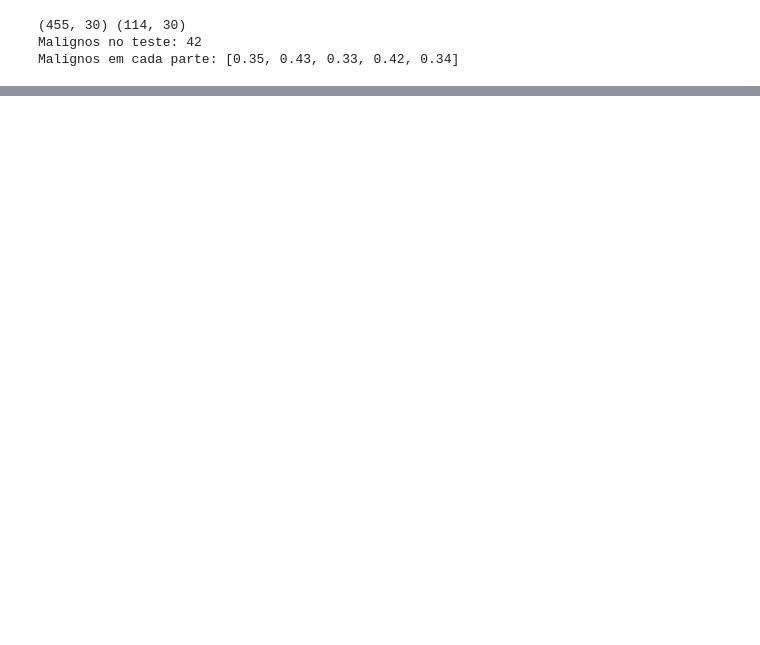
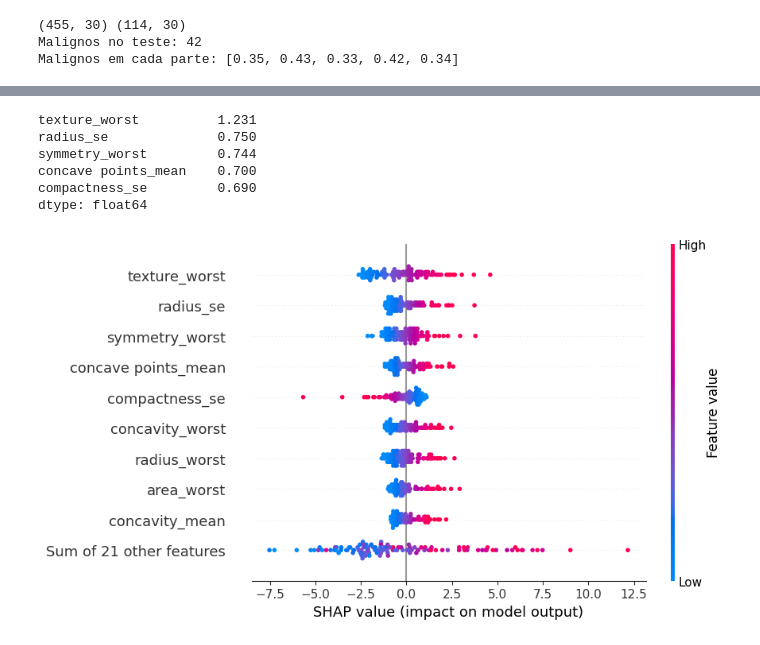
Before and after one commit to gabrielrb/tech-challenge-fase1, a Jupyter notebook: diagnostico_cancer_mama.ipynb, the cells around one changed output, grey strips where cells are left out. Saved outputs shown, nothing was run; the diff lists cells and outputs as text; code cells hidden in the pictures; blank space fills up the shorter version.

```diff
--- a/diagnostico_cancer_mama.ipynb
+++ b/diagnostico_cancer_mama.ipynb
@@ -739,0 +680,33 @@ O Colab apaga os arquivos quando a sessão fecha. Esta célula junta as figuras
+# %%
+# "!" roda um comando do terminal. O pip instala o SHAP; se ele já estiver instalado (o Colab costuma ter), não faz nada.
+!pip install -q shap
+import shap                                                    # SHAP: explica cada previsão, coluna por coluna
+escala = final.named_steps['escala']                           # a etapa de escala do modelo final
+modelo_lr = final.named_steps['modelo']                        # a regressão logística do modelo final
+# O treino padronizado serve de referência: é dele que sai a "média" do modelo.
+# max_samples=len(x_train) usa os 455 pacientes do treino, sem sortear só uma parte.
+referencia = shap.maskers.Independent(escala.transform(x_train), max_samples=len(x_train))  # a referência
+# LinearExplainer é o explicador do SHAP para modelos lineares, como a regressão logística.
+explicador = shap.LinearExplainer(modelo_lr, referencia)       # explicador do modelo final
+bruto = explicador(escala.transform(x_test))                   # valores SHAP dos 114 pacientes do teste
+# Explanation junta os valores SHAP com os dados originais (sem padronizar), para os gráficos mostrarem
+# as medidas reais de cada paciente e os nomes das colunas.
+valores = shap.Explanation(values=bruto.values, base_values=bruto.base_values,  # os valores e a média do modelo
+                           data=x_test.values, feature_names=list(x.columns))  # as medidas e os nomes
+# np.abs tira o sinal e mean(axis=0) faz a média por coluna: quanto cada coluna pesa, em média, na decisão.
+peso_medio = pd.Series(np.abs(valores.values).mean(axis=0), index=x.columns).sort_values(ascending=False)  # peso médio de cada coluna
+print(peso_medio.head(5).round(3))                             # as 5 colunas que mais pesam pelo SHAP
+# beeswarm (enxame): cada ponto é um paciente. A posição mostra quanto a coluna empurrou a decisão:
+# para a direita, maligno; para a esquerda, benigno. A cor mostra o valor da coluna: vermelho = alto, azul = baixo.
+# max_display=10 mostra as 10 colunas que mais pesam. show=False deixa o gráfico aberto para salvar antes de mostrar.
+shap.plots.beeswarm(valores, max_display=10, show=False)       # gráfico de resumo
+plt.savefig('figuras/shap_resumo.png', bbox_inches='tight')    # salva o gráfico
+plt.show()                                                     # mostra o gráfico
+# %% [output]
+texture_worst          1.231
+radius_se              0.750
+symmetry_worst         0.744
+concave points_mean    0.700
+compactness_se         0.690
+dtype: float64
+[figure, added]
```
Also changed, not shown: parts of 43 cells of this notebook, 9 other files.
